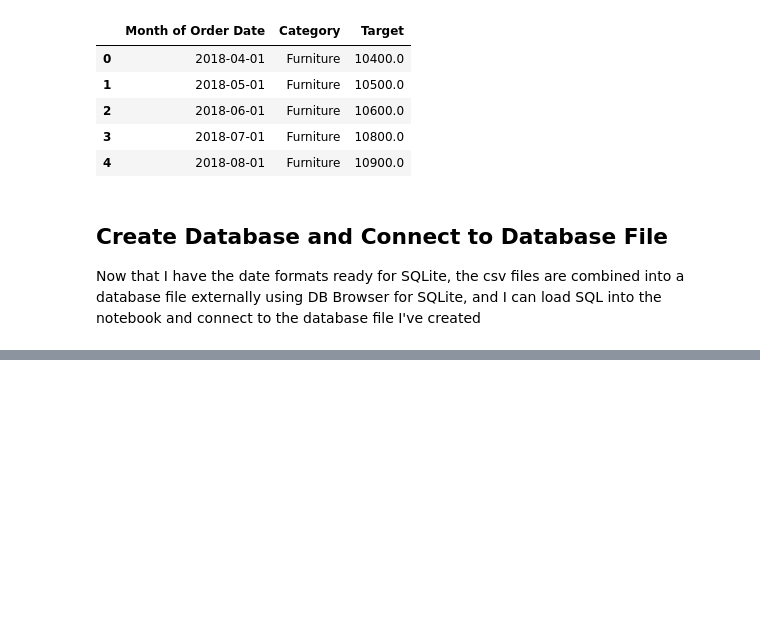
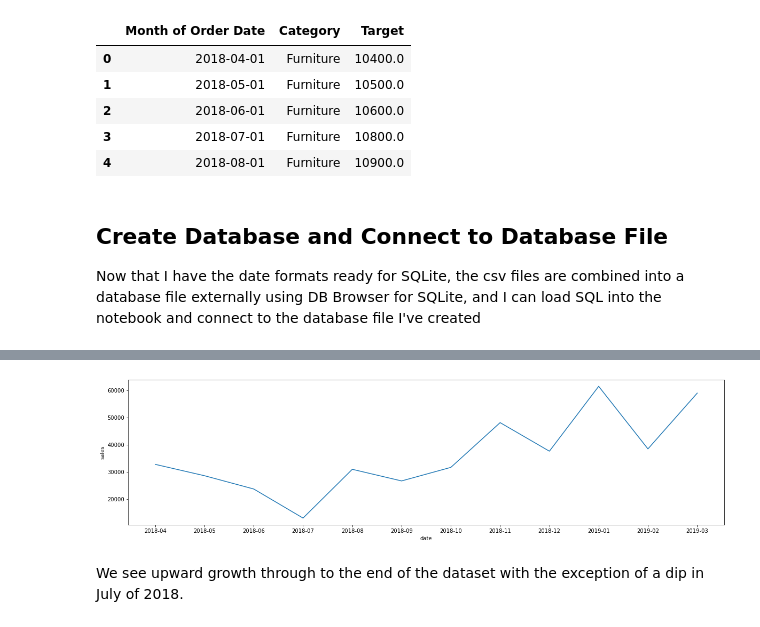
Before and after one commit to johnnydking/indian_ecommerce_eda, a Jupyter notebook: Indian E-commerce Data.ipynb, the cells around one changed output, grey strips where cells are left out. Cells and saved outputs as stored; diff of their text form; code cells hidden in the pictures; blank space fills up the shorter version.

```diff
--- a/Indian E-commerce Data.ipynb
+++ b/Indian E-commerce Data.ipynb
@@ -130,0 +223,15 @@ Done.
+# %%
+sales_time = _
+# %%
+sales_time = pd.DataFrame(sales_time)
+# %%
+sales_time.rename(columns = {0:'date',1:'sales'}, inplace=True)
+# %%
+plt.figure(figsize = (20,5))
+ticks = sales_time['date'].values
+sb.lineplot(data=sales_time, x = 'date', y = 'sales', sort = False)
+plt.xticks(ticks);
+# %% [output]
+[figure, added]
+# %% [markdown]
+We see upward growth through to the end of the dataset with the exception of a dip in July of 2018.
```
Also changed, not shown: parts of 19 cells of this notebook, 1 other file.
